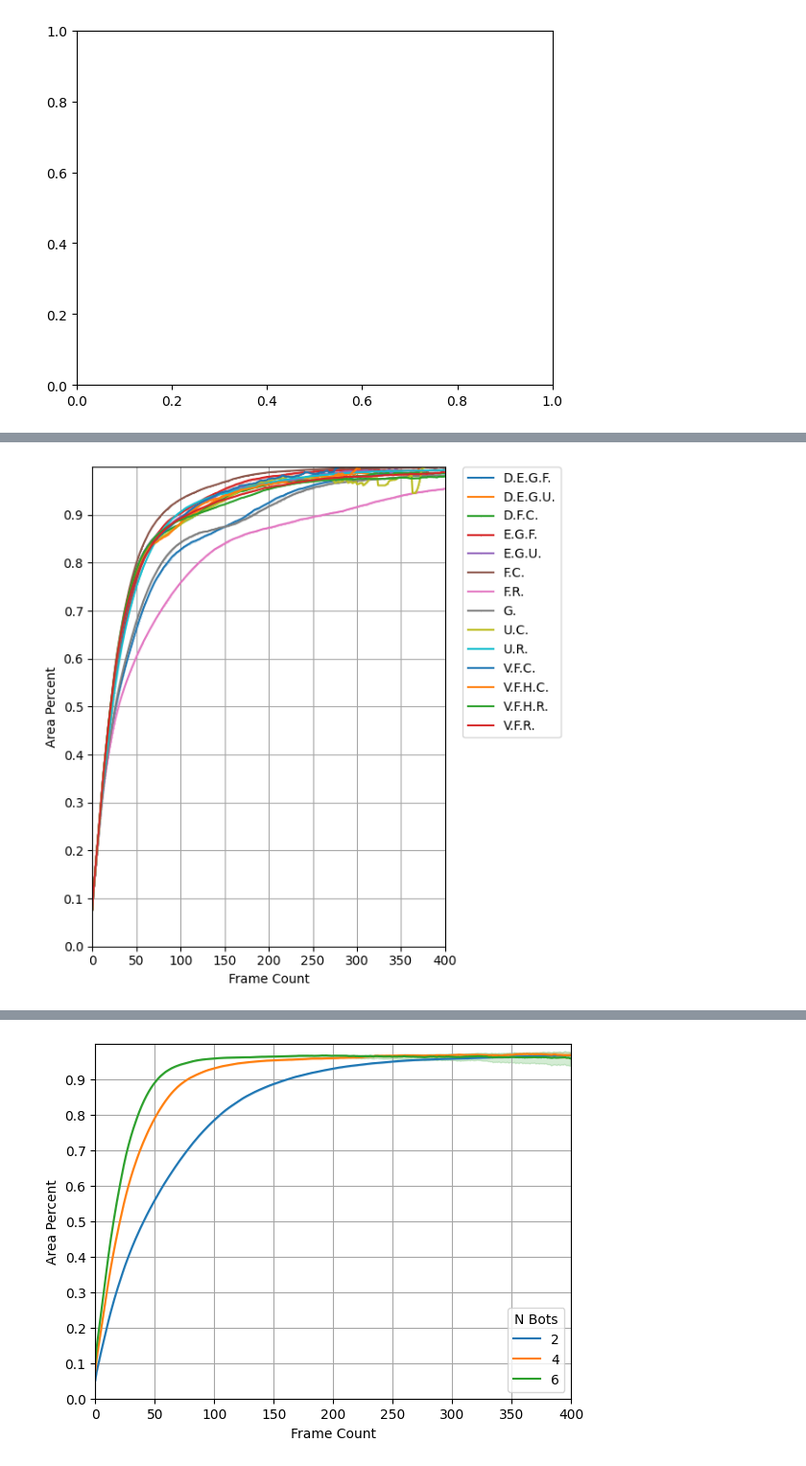
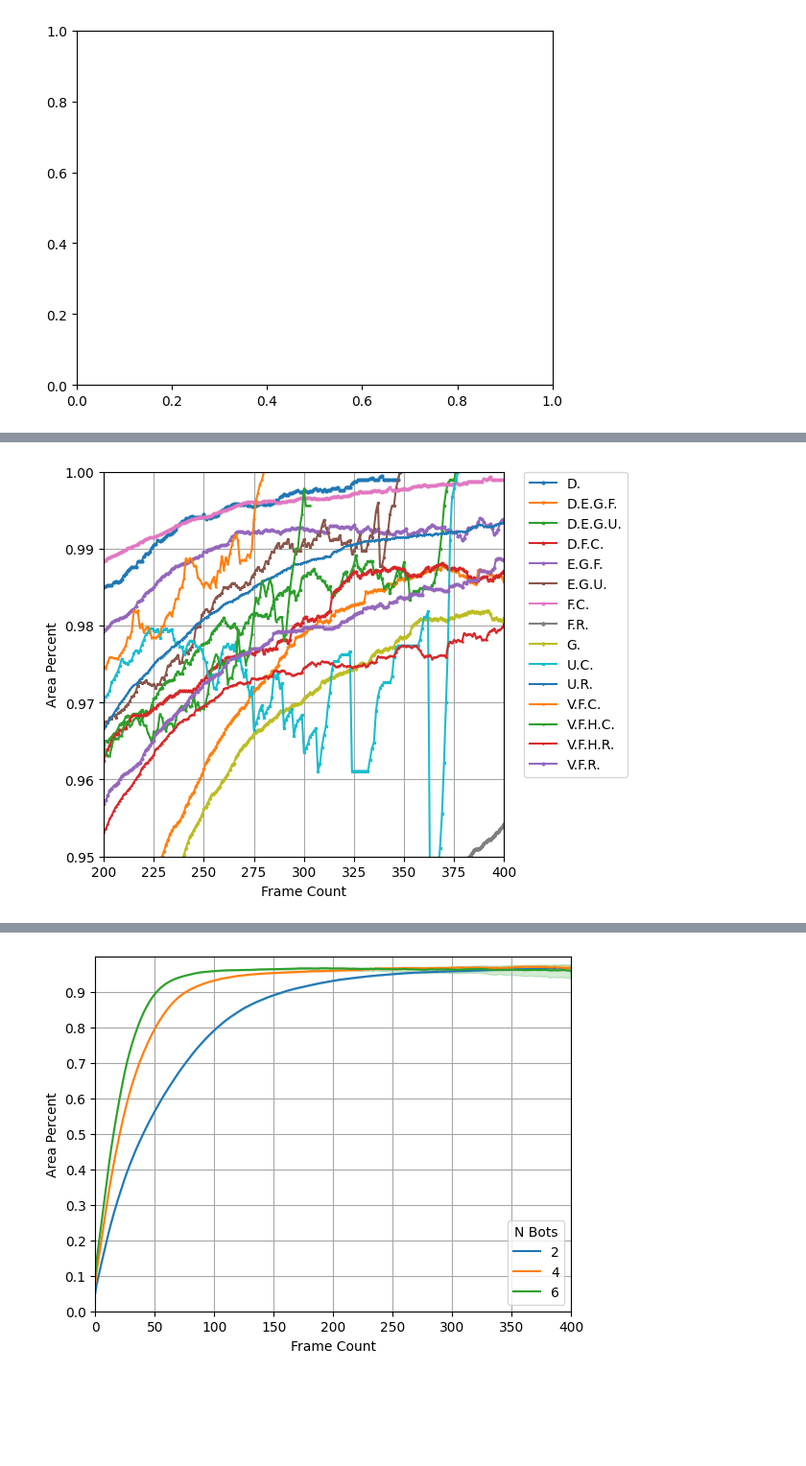
Before and after one commit to DIRECTLab/Multi_Agents_Area_Exploration, a Jupyter notebook: data_analysis/read_data.ipynb, the cells around one changed output, grey strips where cells are left out. Shown: that part at 96% size. Cells and saved outputs as stored; diff of their text form; code cells hidden in the pictures; blank space fills up the shorter version.

Commit message:
Darp Vor only test and plots

```diff
--- a/data_analysis/read_data.ipynb
+++ b/data_analysis/read_data.ipynb
@@ -98,7 +144,7 @@ Categories (14, object): ['Decay Epsilon Greedy Frontier', 'Decay Epsilon Greedy
 # create a unique marker for each method
 markers = ['o', 'v', 's', 'p', 'P', '*', 'X', 'D', 'd', 'x', '1', '2', '3', '4', '8', 'h', 'H', '+', 'x', 'D', 'd', '|', '_']
 
-fig, ax = plt.subplots(figsize=(6, 6))
+fig, ax = plt.subplots()
 for i,[method, group] in enumerate(df_all.groupby(['M'])):
 
     # group by 'frame_count' column
@@ -125,42 +171,43 @@ for i,[method, group] in enumerate(df_all.groupby(['M'])):
 
     # uniformy sample 1000 data points
     # x_data =count_group['area_percent'].mean().sample(n=1000, replace=True).sort_values()
-    plt.plot( x_data, label=method, marker=markers[i])
+    plt.plot( x_data, label=method, marker=markers[i],)
 
 
 # plt.legend()
 # make y axis log scale
 
 # set y range
-plt.ylim(0.0,1)
-plt.xlim(0,400)
+# y_min =
+plt.ylim(0.95, 1)
+plt.xlim(200,400)
 # make x axis log scale
 
 # increase tick frequency every 10
-plt.yticks(np.arange(0, 1, .10))
+# plt.yticks(np.arange(0, 1, .10))
 # rotate x axis labels
 # plt.xticks(rotation=90)
 # add grid
 plt.grid(True, which="both", ls="-", color='0.65')
 # label the x axis
 plt.xlabel('Frame Count')
 # label the y axis
 plt.ylabel('Area Percent')
 
 # decrease the marker size
-plt.rcParams['lines.markersize'] = 0.1
+plt.rcParams['lines.markersize'] = 2
 
 # set the title
 # plt.title('Area Percent vs Frame Count')
 # place the legend outside the plot
 plt.legend(bbox_to_anchor=(1.05, 1), loc='upper left', borderaxespad=0.)
 # tight
 plt.tight_layout()
 
 # save the figure
 plt.savefig(f"{root_directory}/data_analysis/plots/area_percent_vs_frame_count.png", dpi=300)
 # %% [output]
-[figure, old version]
+[figure, new version]
 # %%
 final_average = df_all.drop_duplicates(subset=['Method'], keep='last')
 
```
Also changed, not shown: parts of 13 cells of this notebook, 5 other files.
